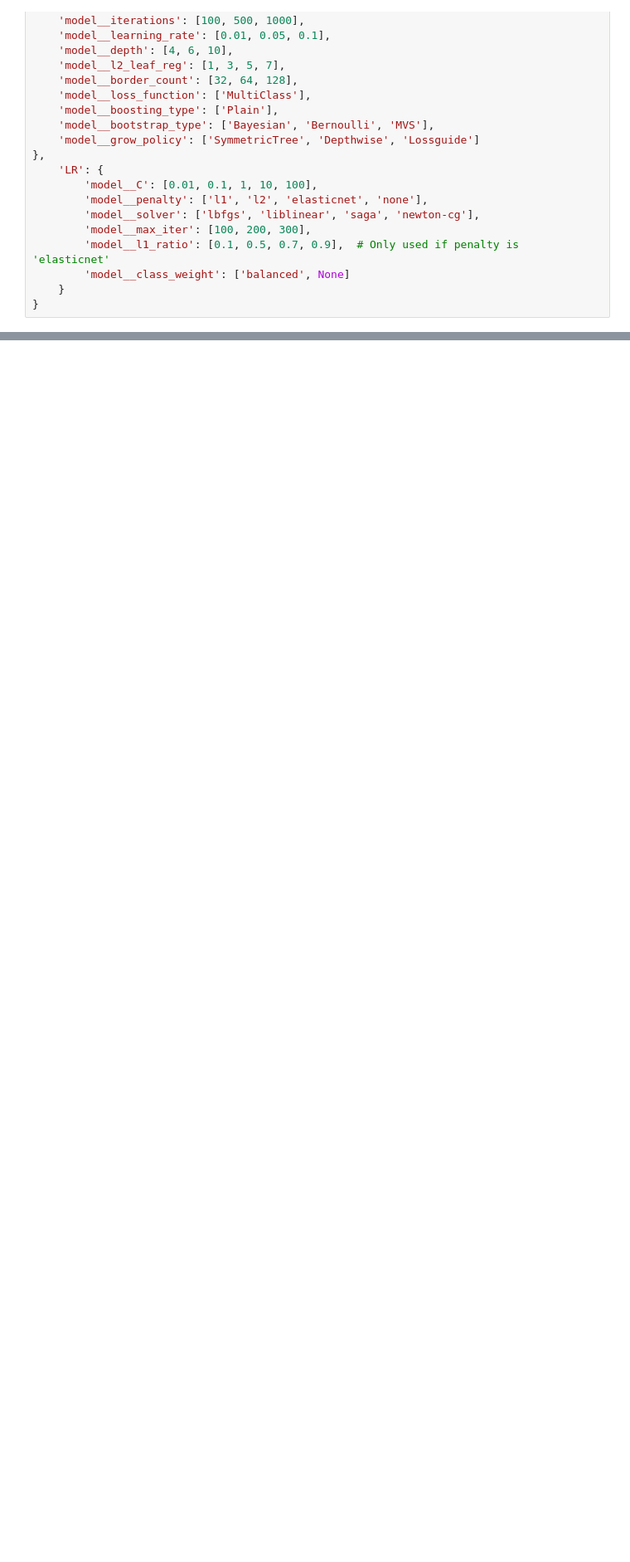
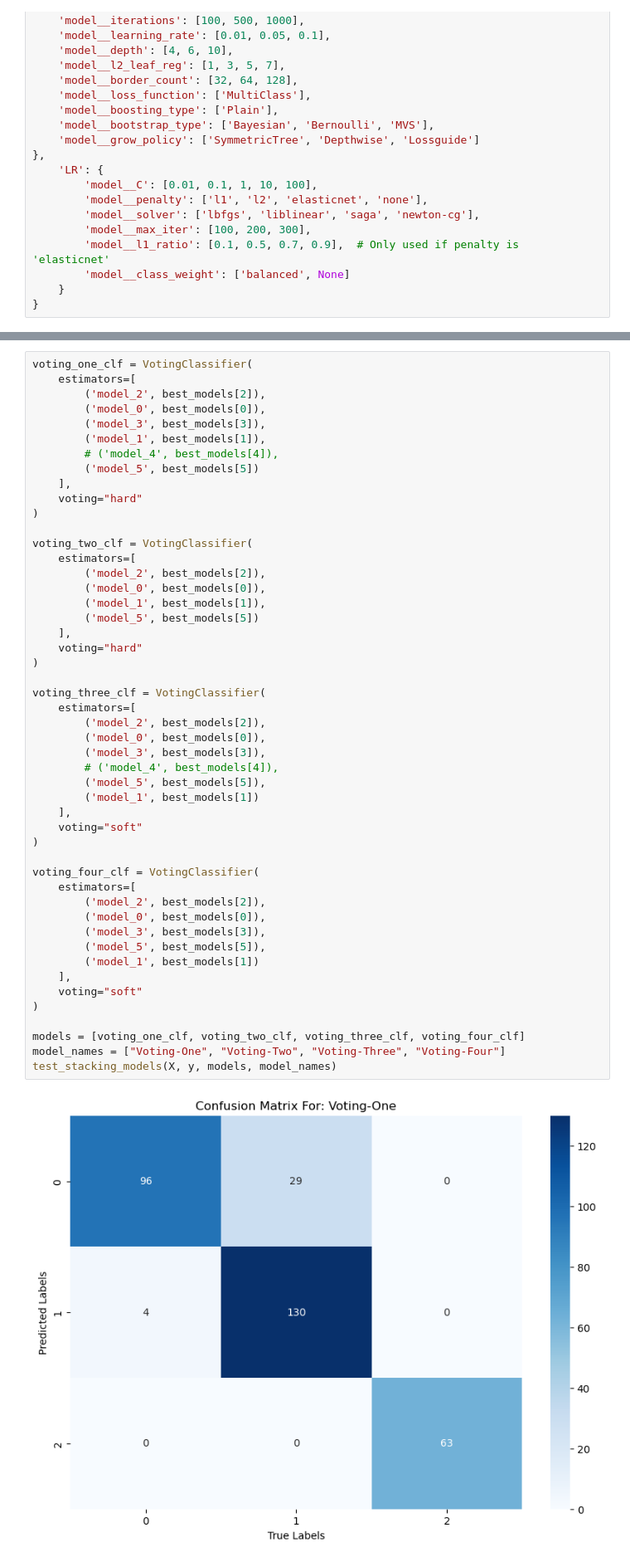
Before and after one commit to MaukanMir/Gym-Members-Exercise, a Jupyter notebook: training.ipynb, the cells around one changed output, grey strips where cells are left out. Shown at 83% size. Saved outputs shown, nothing was run; the diff lists cells and outputs as text; blank space fills up the shorter version.

Commit message:
added new models

```diff
--- a/training.ipynb
+++ b/training.ipynb
@@ -801,0 +839,51 @@ The Best Param: {'model__n_estimators': 100, 'model__min_samples_split': 4, 'mod
+# %%
+voting_one_clf = VotingClassifier(
+    estimators=[
+        ('model_2', best_models[2]),
+        ('model_0', best_models[0]),
+        ('model_3', best_models[3]),
+        ('model_1', best_models[1]),
+        # ('model_4', best_models[4]),
+        ('model_5', best_models[5])
+    ],
+    voting="hard"
+)
+
+voting_two_clf = VotingClassifier(
+    estimators=[
+        ('model_2', best_models[2]),
+        ('model_0', best_models[0]),
+        ('model_1', best_models[1]),
+        ('model_5', best_models[5])
+    ],
+    voting="hard"
+)
+
+voting_three_clf = VotingClassifier(
+    estimators=[
+        ('model_2', best_models[2]),
+        ('model_0', best_models[0]),
+        ('model_3', best_models[3]),
+        # ('model_4', best_models[4]),
+        ('model_5', best_models[5]),
+        ('model_1', best_models[1])
+    ],
+    voting="soft"
+)
+
+voting_four_clf = VotingClassifier(
+    estimators=[
+        ('model_2', best_models[2]),
+        ('model_0', best_models[0]),
+        ('model_3', best_models[3]),
+        ('model_5', best_models[5]),
+        ('model_1', best_models[1])
+    ],
+    voting="soft"
+)
+
+models = [voting_one_clf, voting_two_clf, voting_three_clf, voting_four_clf]
+model_names = ["Voting-One", "Voting-Two", "Voting-Three", "Voting-Four"]
+test_stacking_models(X, y, models, model_names)
+# %% [output]
+[figure, added]
```
Also changed, not shown: parts of 9 cells of this notebook, 20 other files.
